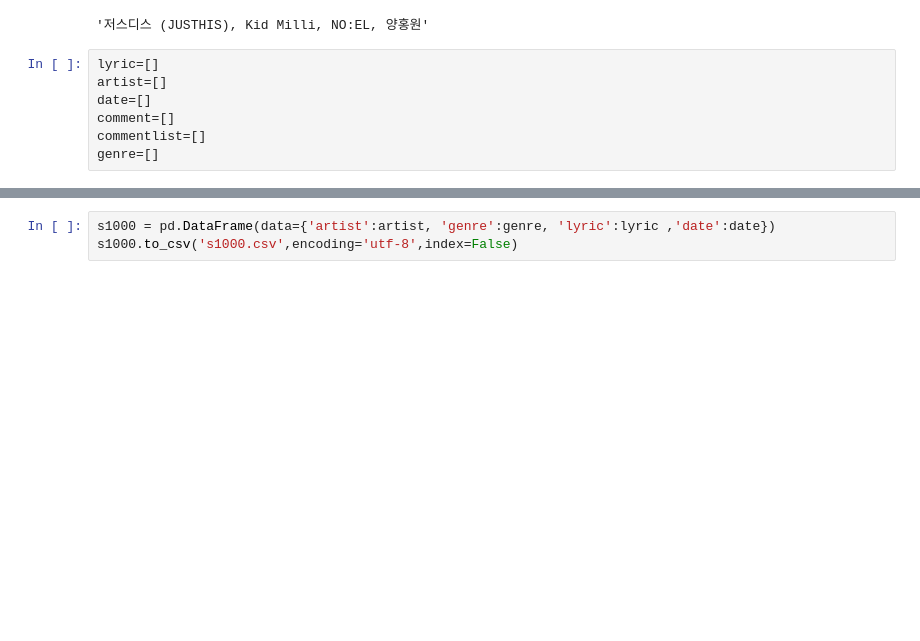
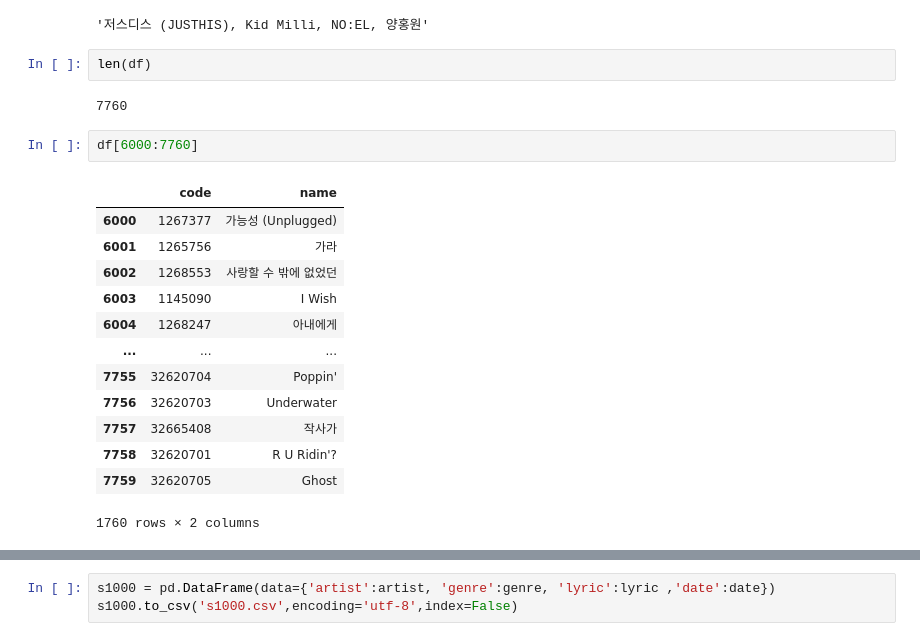
Before and after one commit to PARKDONGJAE/Music-Recommendation-System, a Jupyter notebook: RecoSystem.ipynb, the cells around one changed output, grey strips where cells are left out. Saved outputs shown, nothing was run; the diff lists cells and outputs as text; blank space fills up the shorter version.

```diff
--- a/RecoSystem.ipynb
+++ b/RecoSystem.ipynb
@@ -170,13 +170,26 @@ if(soup.find('div',class_='artist').text[1:-1]):
 soup.find('div',class_='artist').text[1:-1]
 # %% [output]
 '저스디스 (JUSTHIS), Kid Milli, NO:EL, 양홍원'
-# %%
-lyric=[]
-artist=[]
-date=[]
-comment=[]
-commentlist=[]
-genre=[]
+# %%
+len(df)
+# %% [output]
+7760
+# %%
+df[6000:7760]
+# %% [output]
+|  | code | name |
+| 6000 | 1267377 | 가능성 (Unplugged) |
+| 6001 | 1265756 | 가라 |
+| 6002 | 1268553 | 사랑할 수 밖에 없었던 |
+| 6003 | 1145090 | I Wish |
+| 6004 | 1268247 | 아내에게 |
+| ... | ... | ... |
+| 7755 | 32620704 | Poppin' |
+| 7756 | 32620703 | Underwater |
+| 7757 | 32665408 | 작사가 |
+| 7758 | 32620701 | R U Ridin'? |
+| 7759 | 32620705 | Ghost |
+1760 rows × 2 columns
 # %%
 import pandas as pd
 import numpy as np
```
Also changed, not shown: parts of 12 cells of this notebook, 5 other files.
